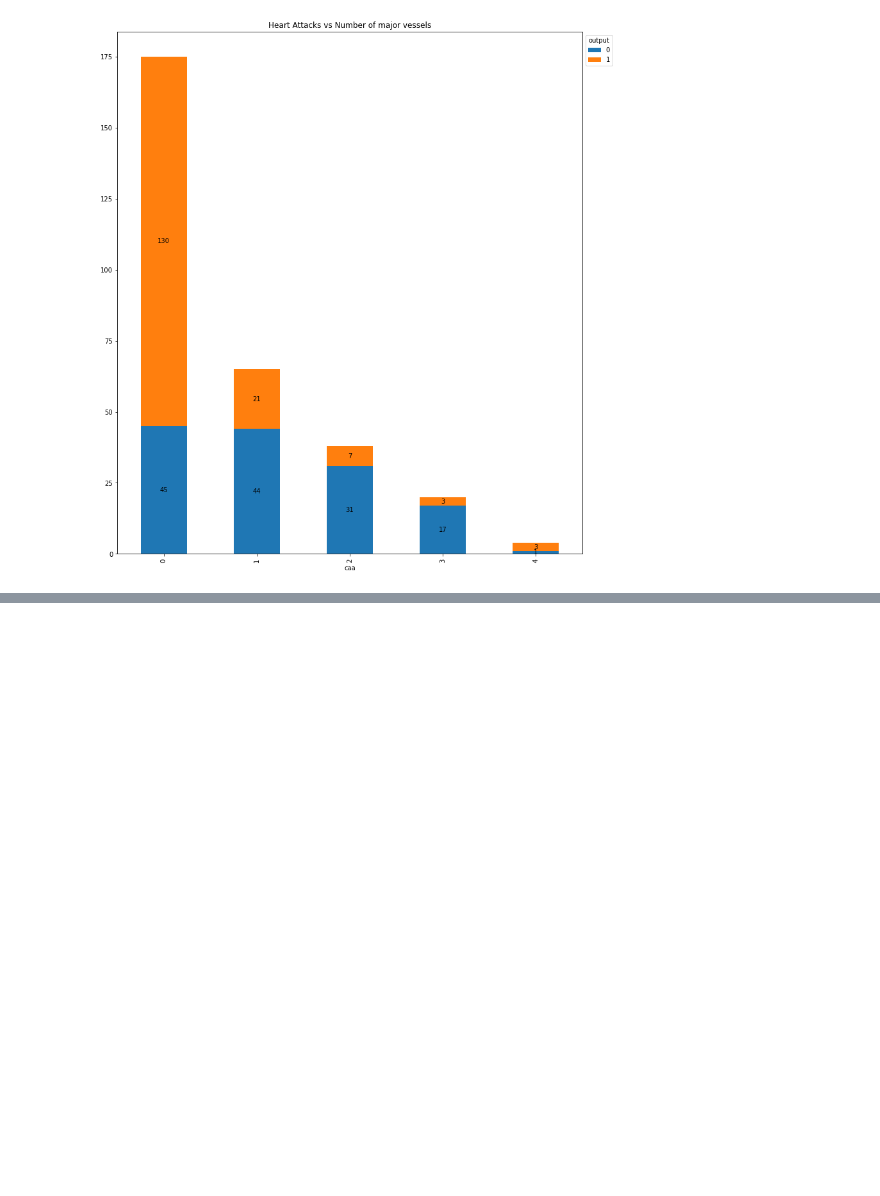
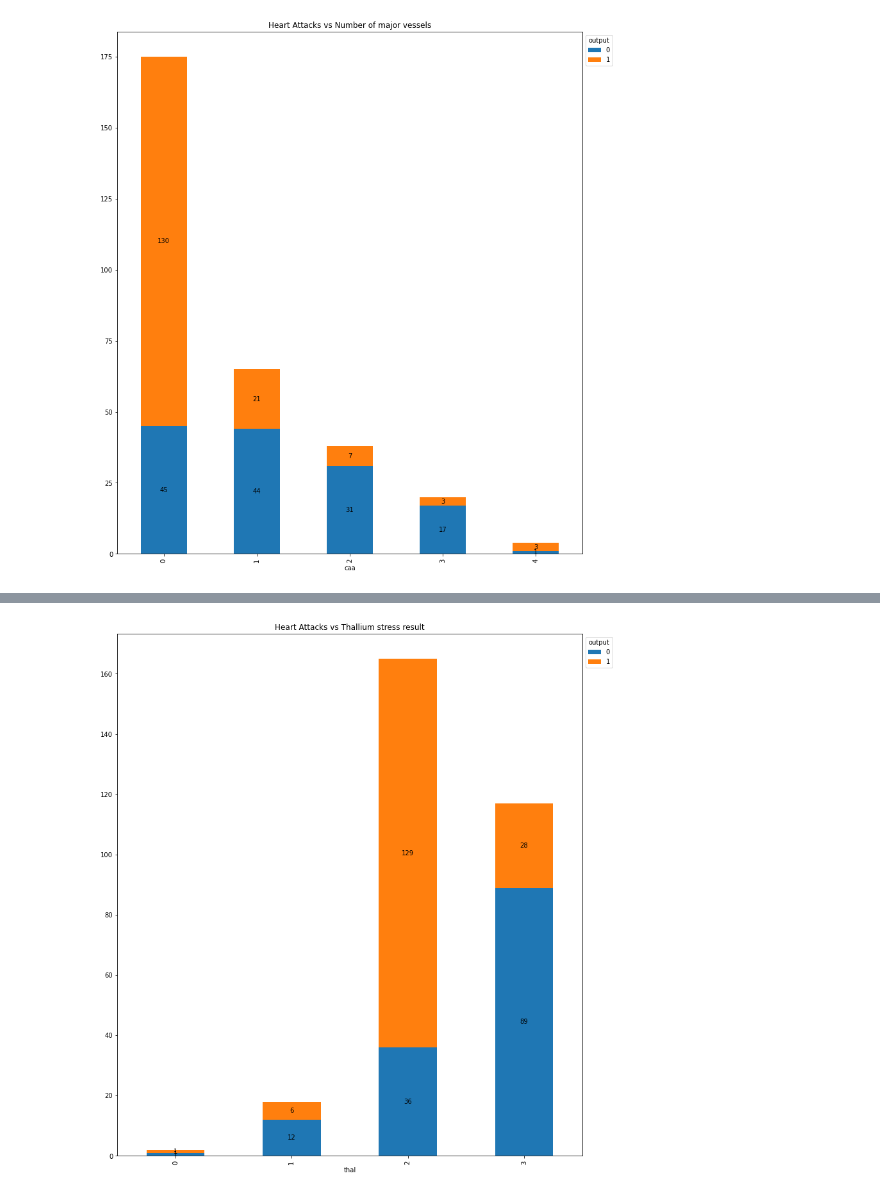
Before and after one commit to nethmi-1997/ML_Assignment2_IT19014296_IT19064932_IT19032252_IT19011912, a Jupyter notebook: heart-attack-prediction-IT19014296.ipynb, the cells around one changed output, grey strips where cells are left out. Saved outputs shown, nothing was run; the diff lists cells and outputs as text; code cells hidden in the pictures; blank space fills up the shorter version.

```diff
--- a/heart-attack-prediction-IT19014296.ipynb
+++ b/heart-attack-prediction-IT19014296.ipynb
@@ -431,0 +446,11 @@ plt.show()
+# %%
+# graph displaying heart attacks vs the thallium stress result
+thal_output_ct=pd.crosstab(patients.thal,patients.output)
+thal_output_plot = thal_output_ct.plot(kind='bar', stacked=True, figsize=(13,15))
+thal_output_plot.legend(title='output', bbox_to_anchor=(1, 1), loc='upper left')
+for var in thal_output_plot.containers:
+    thal_output_plot.bar_label(var, label_type='center')
+plt.title('Heart Attacks vs Thallium stress result')
+plt.show()
+# %% [output]
+[figure, added]
```
Also changed, not shown: parts of 4 cells of this notebook.
